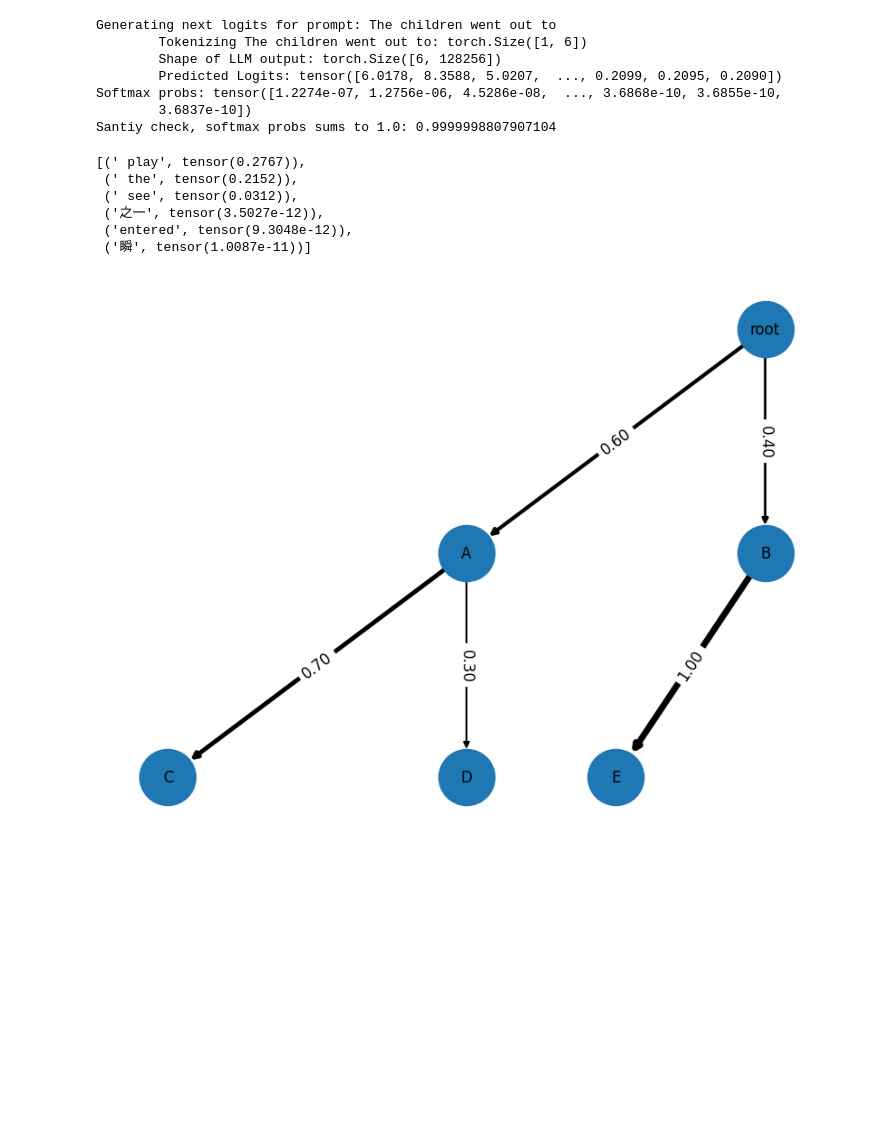
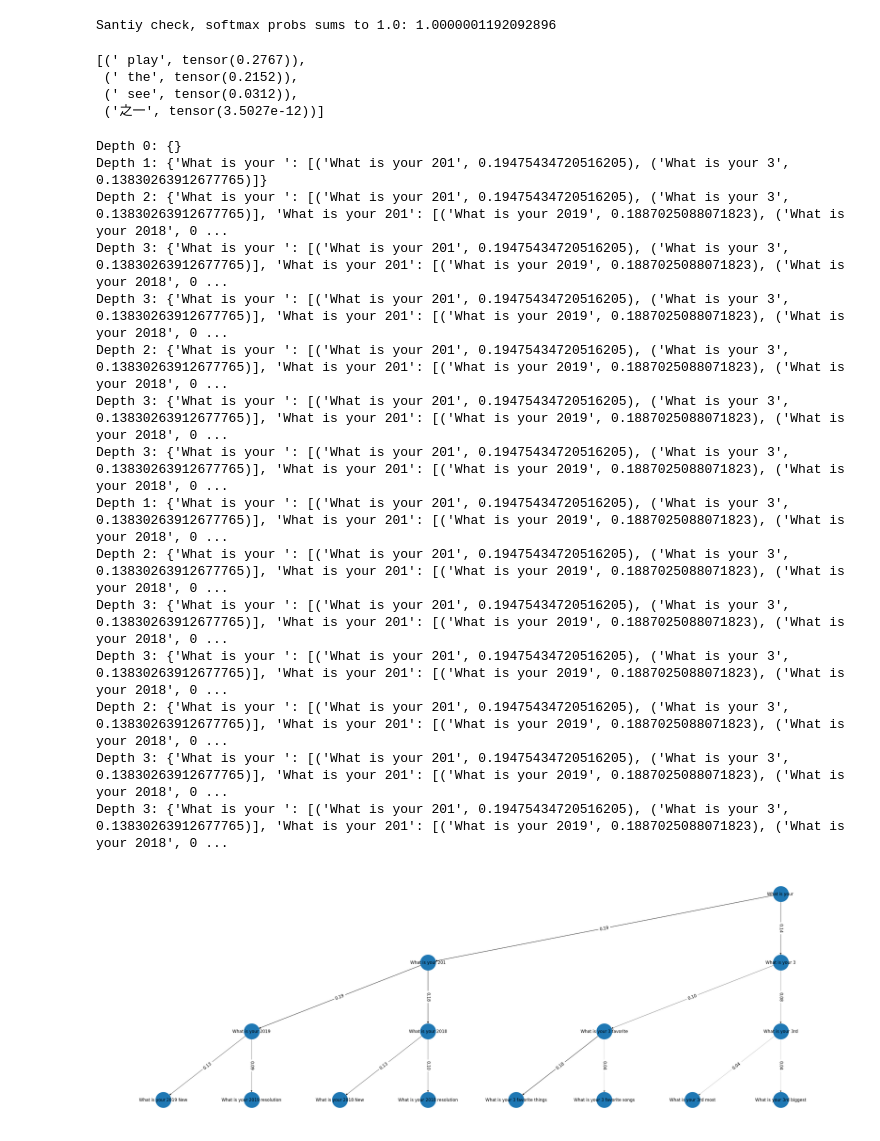
Before and after one commit to USC-LING-486-Sp25/BERT-Parentheses, a Jupyter notebook: monte_carlo_llm.ipynb, the cells around one changed output. Drawn from its saved outputs; the diff is of its cells as text; code cells hidden in the pictures; blank space fills up the shorter version.

Commit message:
Version 1: Monte Carlo LLM Search

```diff
--- a/monte_carlo_llm.ipynb
+++ b/monte_carlo_llm.ipynb
@@ -66,25 +100,18 @@ class DecoderLLM():
             )
         return output
 # %%
-llm = DecoderLLM()
+llm = DecoderLLM(verbose=False)
 # %%
+# Quick Checkpoint making sure the autoregressive code works!
 logits = llm.generate_next_logits(prompt="The children went out to")
 prob = llm.softmax(logits)
 
 print(f"Santiy check, softmax probs sums to 1.0: {torch.sum(prob)}")
 
-llm.decode_probs(prob, top_k=3)
+llm.decode_probs(prob, top_k=3, bottom_k=1)
 # %% [output]
-Generating next logits for prompt: The children went out to
-        Tokenizing The children went out to: torch.Size([1, 6])
-        Shape of LLM output: torch.Size([6, 128256])
-        Predicted Logits: tensor([6.0178, 8.3588, 5.0207,  ..., 0.2099, 0.2095, 0.2090])
-Softmax probs: tensor([1.2274e-07, 1.2756e-06, 4.5286e-08,  ..., 3.6868e-10, 3.6855e-10,
-        3.6837e-10])
-Santiy check, softmax probs sums to 1.0: 0.9999998807907104
+Santiy check, softmax probs sums to 1.0: 1.0000001192092896
 [(' play', tensor(0.2767)),
  (' the', tensor(0.2152)),
  (' see', tensor(0.0312)),
- ('之一', tensor(3.5027e-12)),
- ('entered', tensor(9.3048e-12)),
- ('瞬', tensor(1.0087e-11))]
+ ('之一', tensor(3.5027e-12))]
@@ -91,4 +152,5 @@ Santiy check, softmax probs sums to 1.0: 0.9999998807907104
 # %%
+# Generated by ChatGPT 4o: "How to visualize a search tree where the probability of each outcome/node is the thickness of the branch edge?"
 import networkx as nx
 import matplotlib.pyplot as plt
 
@@ -98,21 +160,24 @@ def draw_search_tree(tree, root="root"):
     labels = {}  # Node labels
     edge_widths = {}  # Edge thickness (dict for labeling)
 
-    def build_graph(node, depth=0, x=0):
+    def build_graph(node, depth=0, x=0, width=2.0):
         pos[node] = (x, -depth)
         labels[node] = node
         children = tree.get(node, [])
-        spread = len(children) / 2  # Spreading out child nodes
 
-        for i, (child, prob) in enumerate(children):
-            x_child = x + (i - spread)
-            G.add_edge(node, child)
-            edge_widths[(node, child)] = prob  # Store probability for edge labels
-            build_graph(child, depth + 1, x_child)
+        if children:
+            spread = width / len(children)  # Spread based on the number of children
+
+            for i, (child, prob) in enumerate(children):
+                x_child = x + (i - len(children) / 2) * spread  # Distribute children symmetrically
+                G.add_edge(node, child)
+                edge_widths[(node, child)] = prob
+                build_graph(child, depth + 1, x_child, width / 2)  # Reduce width for deeper levels
+
 
     build_graph(root)
 
-    plt.figure(figsize=(8, 6))
+    plt.figure(figsize=(30, 10))
     edges = G.edges()
     widths = [edge_widths[e] * 5 for e in edges]  # Scale thickness
     nx.draw(G, pos, labels=labels, with_labels=True, node_size=2000, edge_color="black", width=widths, edge_cmap=plt.cm.Blues)
@@ -122,17 +187,3 @@ def draw_search_tree(tree, root="root"):
     nx.draw_networkx_edge_labels(G, pos, edge_labels=edge_labels, font_size=12)
 
     plt.show()
-
-# Example tree structure
-tree = {
-    "root": [("A", 0.6), ("B", 0.4)],
-    "A": [("C", 0.7), ("D", 0.3)],
-    "B": [("E", 1.0)],
-    "C": [],
-    "D": [],
-    "E": []
-}
-
-draw_search_tree(tree)
-# %% [output]
-[figure, removed]
@@ -169,0 +190,22 @@ for token_id, prob in zip(top_indices[0], top_probs[0]):
+# %%
+prompt = "What is your "
+# %%
+monte_carlo_tree = create_llm_tree(prompt, max_depth=3)
+draw_search_tree(monte_carlo_tree, root=prompt)
+# %% [output]
+Depth 0: {}
+Depth 1: {'What is your ': [('What is your 201', 0.19475434720516205), ('What is your 3', 0.13830263912677765)]}
+Depth 2: {'What is your ': [('What is your 201', 0.19475434720516205), ('What is your 3', 0.13830263912677765)], 'What is your 201': [('What is your 2019', 0.1887025088071823), ('What is your 2018', 0 ...
+Depth 3: {'What is your ': [('What is your 201', 0.19475434720516205), ('What is your 3', 0.13830263912677765)], 'What is your 201': [('What is your 2019', 0.1887025088071823), ('What is your 2018', 0 ...
+Depth 3: {'What is your ': [('What is your 201', 0.19475434720516205), ('What is your 3', 0.13830263912677765)], 'What is your 201': [('What is your 2019', 0.1887025088071823), ('What is your 2018', 0 ...
+Depth 2: {'What is your ': [('What is your 201', 0.19475434720516205), ('What is your 3', 0.13830263912677765)], 'What is your 201': [('What is your 2019', 0.1887025088071823), ('What is your 2018', 0 ...
+Depth 3: {'What is your ': [('What is your 201', 0.19475434720516205), ('What is your 3', 0.13830263912677765)], 'What is your 201': [('What is your 2019', 0.1887025088071823), ('What is your 2018', 0 ...
+Depth 3: {'What is your ': [('What is your 201', 0.19475434720516205), ('What is your 3', 0.13830263912677765)], 'What is your 201': [('What is your 2019', 0.1887025088071823), ('What is your 2018', 0 ...
+Depth 1: {'What is your ': [('What is your 201', 0.19475434720516205), ('What is your 3', 0.13830263912677765)], 'What is your 201': [('What is your 2019', 0.1887025088071823), ('What is your 2018', 0 ...
+Depth 2: {'What is your ': [('What is your 201', 0.19475434720516205), ('What is your 3', 0.13830263912677765)], 'What is your 201': [('What is your 2019', 0.1887025088071823), ('What is your 2018', 0 ...
+Depth 3: {'What is your ': [('What is your 201', 0.19475434720516205), ('What is your 3', 0.13830263912677765)], 'What is your 201': [('What is your 2019', 0.1887025088071823), ('What is your 2018', 0 ...
+Depth 3: {'What is your ': [('What is your 201', 0.19475434720516205), ('What is your 3', 0.13830263912677765)], 'What is your 201': [('What is your 2019', 0.1887025088071823), ('What is your 2018', 0 ...
+Depth 2: {'What is your ': [('What is your 201', 0.19475434720516205), ('What is your 3', 0.13830263912677765)], 'What is your 201': [('What is your 2019', 0.1887025088071823), ('What is your 2018', 0 ...
+Depth 3: {'What is your ': [('What is your 201', 0.19475434720516205), ('What is your 3', 0.13830263912677765)], 'What is your 201': [('What is your 2019', 0.1887025088071823), ('What is your 2018', 0 ...
+Depth 3: {'What is your ': [('What is your 201', 0.19475434720516205), ('What is your 3', 0.13830263912677765)], 'What is your 201': [('What is your 2019', 0.1887025088071823), ('What is your 2018', 0 ...
+[figure, added]
```
Also changed, not shown: parts of 7 cells of this notebook.
